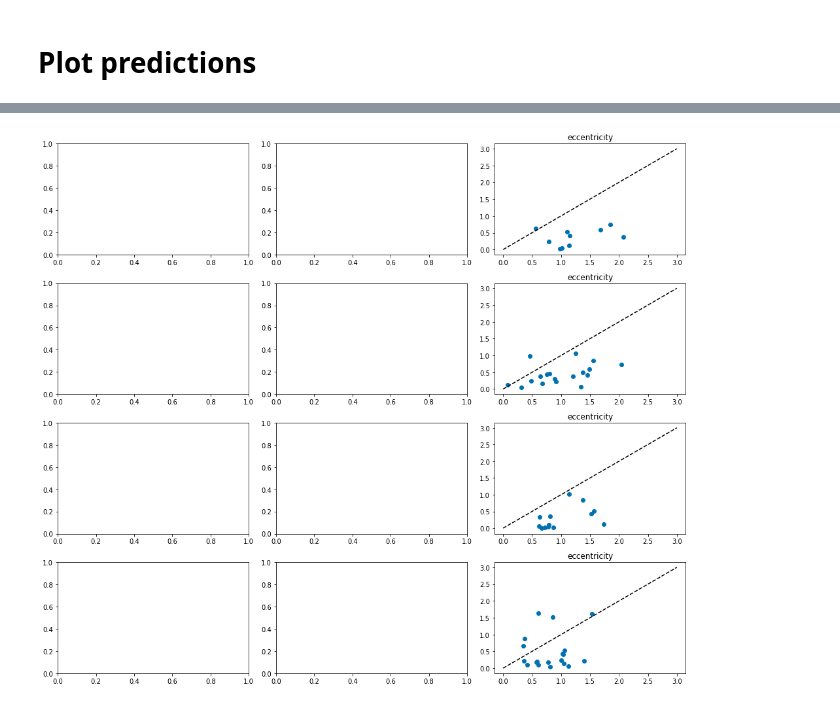
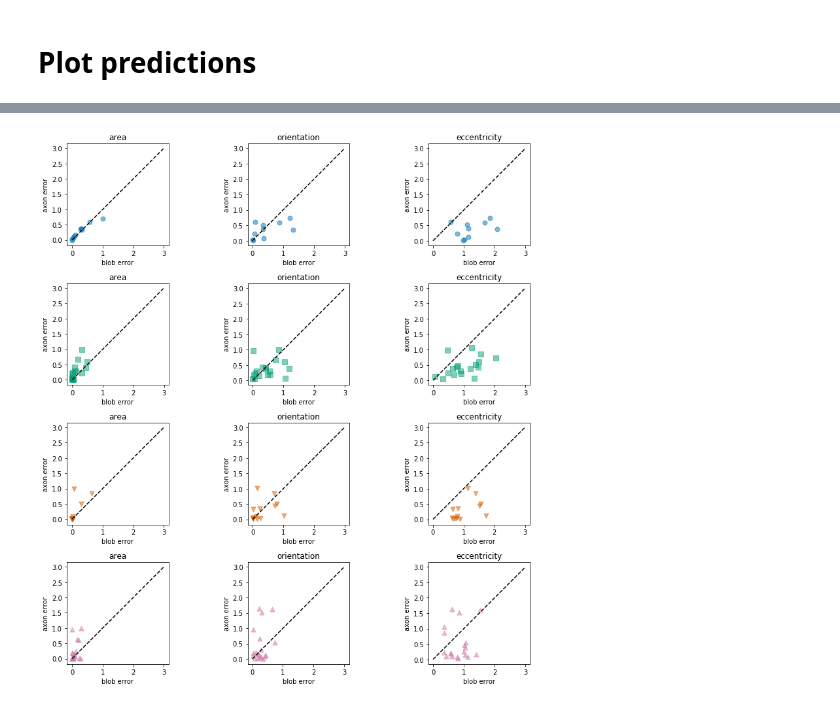
Before and after one commit to VisCog/ArgusShapes, a Jupyter notebook: examples/notebooks/fig7-model-scatter.ipynb, the cells around one changed output, grey strips where cells are left out. Drawn from its saved outputs; the diff is of its cells as text; code cells hidden in the pictures.

Commit message:
update model scatter

```diff
--- a/examples/notebooks/fig7-model-scatter.ipynb
+++ b/examples/notebooks/fig7-model-scatter.ipynb
@@ -291,0 +292,22 @@ fig.savefig('fig7-scatter-%s.png' % plotmodel)
+# %%
+fig, axes = plt.subplots(ncols=len(subjects), figsize=(14, 3))
+for subject, marker, color, ax in zip(subjects, markers, colors, axes):
+    best_blob = best[np.logical_and(best['subject'] == subject, best['model'] == 'A')]
+    best_axon = best[np.logical_and(best['subject'] == subject, best['model'] == 'C')]
+    errb = 0
+    erra = 0
+    for col in predcols:
+        yb = (best_blob['y_pred'].values[0][col] - best_blob['y_test'].values[0][col]) ** 2
+        ya = (best_axon['y_pred'].values[0][col] - best_axon['y_test'].values[0][col]) ** 2
+        ymax = np.max([yb.max(), ya.max()])
+        errb += yb / ymax
+        erra += ya / ymax
+    ax.scatter(errb, erra, marker=marker, s=50, c=color, alpha=0.5)
+    ax.set_xlabel('blob error')
+    ax.set_ylabel('axon error')
+    ax.plot([0, 3], [0, 3], 'k--')
+    ax.set_xticks(np.linspace(0, 3, 4))
+    ax.set_yticks(np.linspace(0, 3, 4))
+    ax.axis('square')
+    ax.set_title(subject)
+fig.tight_layout()
@@ -292,22 +316,25 @@ fig.savefig('fig7-scatter-%s.png' % plotmodel)
 # %%
-fig, axes = plt.subplots(nrows=len(subjects), ncols=len(predcols), figsize=(14, 3 * len(subjects)))
+fig, axes = plt.subplots(nrows=len(subjects), ncols=len(predcols), figsize=(12, 3 * len(subjects)))
 for subject, marker, color, axrow in zip(subjects, markers, colors, axes):
     best_blob = best[np.logical_and(best['subject'] == subject, best['model'] == 'A')]
     best_axon = best[np.logical_and(best['subject'] == subject, best['model'] == 'C')]
     errb = 0
     erra = 0
     for col, ax in zip(predcols, axrow):
         yb = (best_blob['y_pred'].values[0][col] - best_blob['y_test'].values[0][col]) ** 2
         ya = (best_axon['y_pred'].values[0][col] - best_axon['y_test'].values[0][col]) ** 2
         ymax = np.max([yb.max(), ya.max()])
         errb += yb / ymax
         erra += ya / ymax
-    ax.scatter(errb, erra)
-    ax.plot([0, 3], [0, 3], 'k--')
-    ax.set_title(col)
+        ax.scatter(errb, erra, marker=marker, s=50, c=color, alpha=0.5)
+        ax.set_xlabel('blob error')
+        ax.set_ylabel('axon error')
+        ax.plot([0, 3], [0, 3], 'k--')
+        ax.axis('square')
+        ax.set_title(col)
 fig.tight_layout()
 # %% [output]
-[figure, old version]
+[figure, new version]
 # %%
 fig, axes = plt.subplots(ncols=2, nrows=len(subjects), figsize=(14, 3 * len(subjects)))
 for subject, marker, color, axrow in zip(subjects, markers, colors, axes):
```
Also changed, not shown: parts of 11 cells of this notebook.
